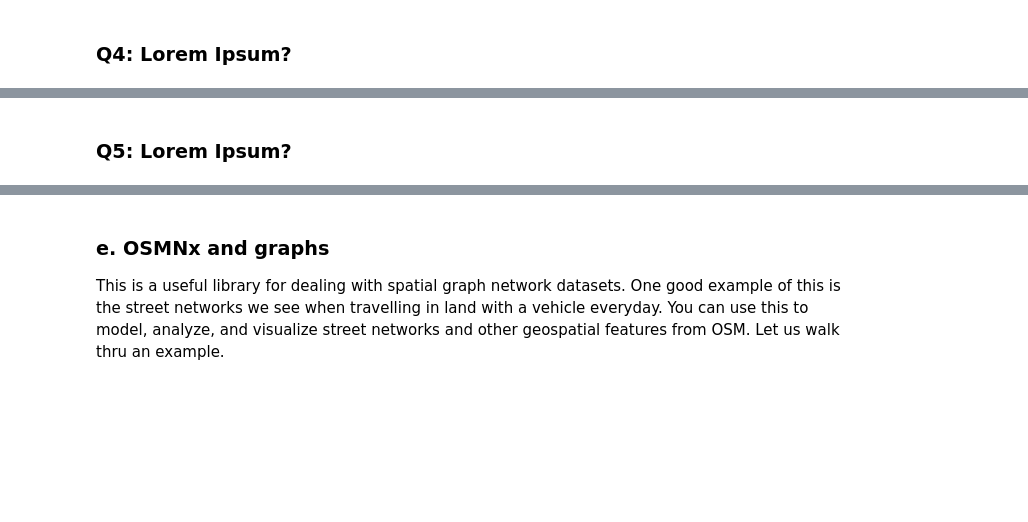
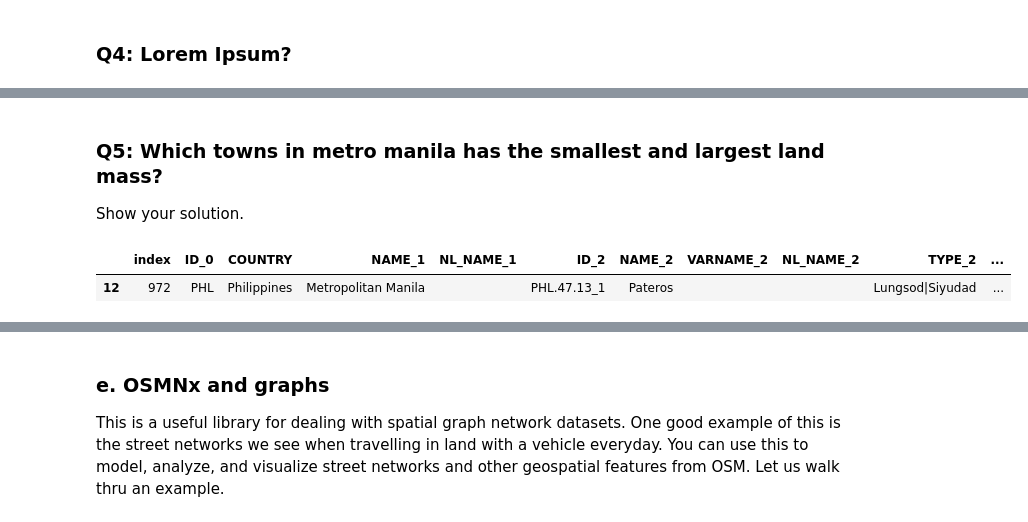
Before and after one commit to jpacil0/sds4gdsp, a Jupyter notebook: notebooks/01 Introduction.ipynb, the cells around one changed output, grey strips where cells are left out. Drawn from its saved outputs; the diff is of its cells as text; code cells hidden in the pictures; blank space fills up the shorter version.

```diff
--- a/notebooks/01 Introduction.ipynb
+++ b/notebooks/01 Introduction.ipynb
@@ -302,2 +377,9 @@ Lorem ipsum
 # %% [markdown]
-### Q5: Lorem Ipsum?
+### Q5: Which towns in metro manila has the smallest and largest land mass?
+
+Show your solution.
+# %%
+gadm_metro_manila.iloc[[np.argmin(gadm_metro_manila.to_crs(3857).area)]]
+# %% [output]
+|  | index | ID_0 | COUNTRY | NAME_1 | NL_NAME_1 | ID_2 | NAME_2 | VARNAME_2 | NL_NAME_2 | TYPE_2 | ... |
+| 12 | 972 | PHL | Philippines | Metropolitan Manila |  | PHL.47.13_1 | Pateros |  |  | Lungsod|Siyudad | ... |
```
Also changed, not shown: parts of 18 cells of this notebook.
